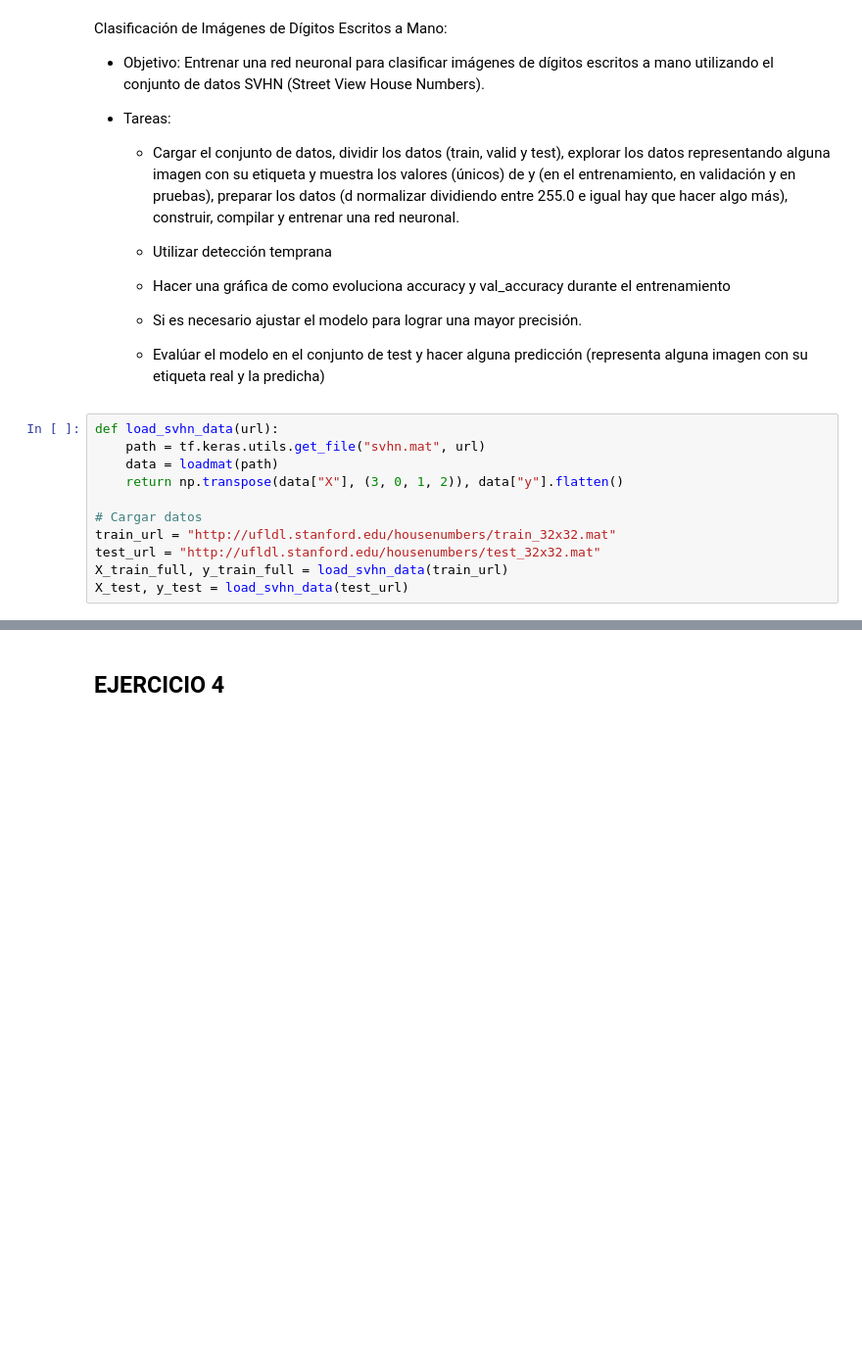
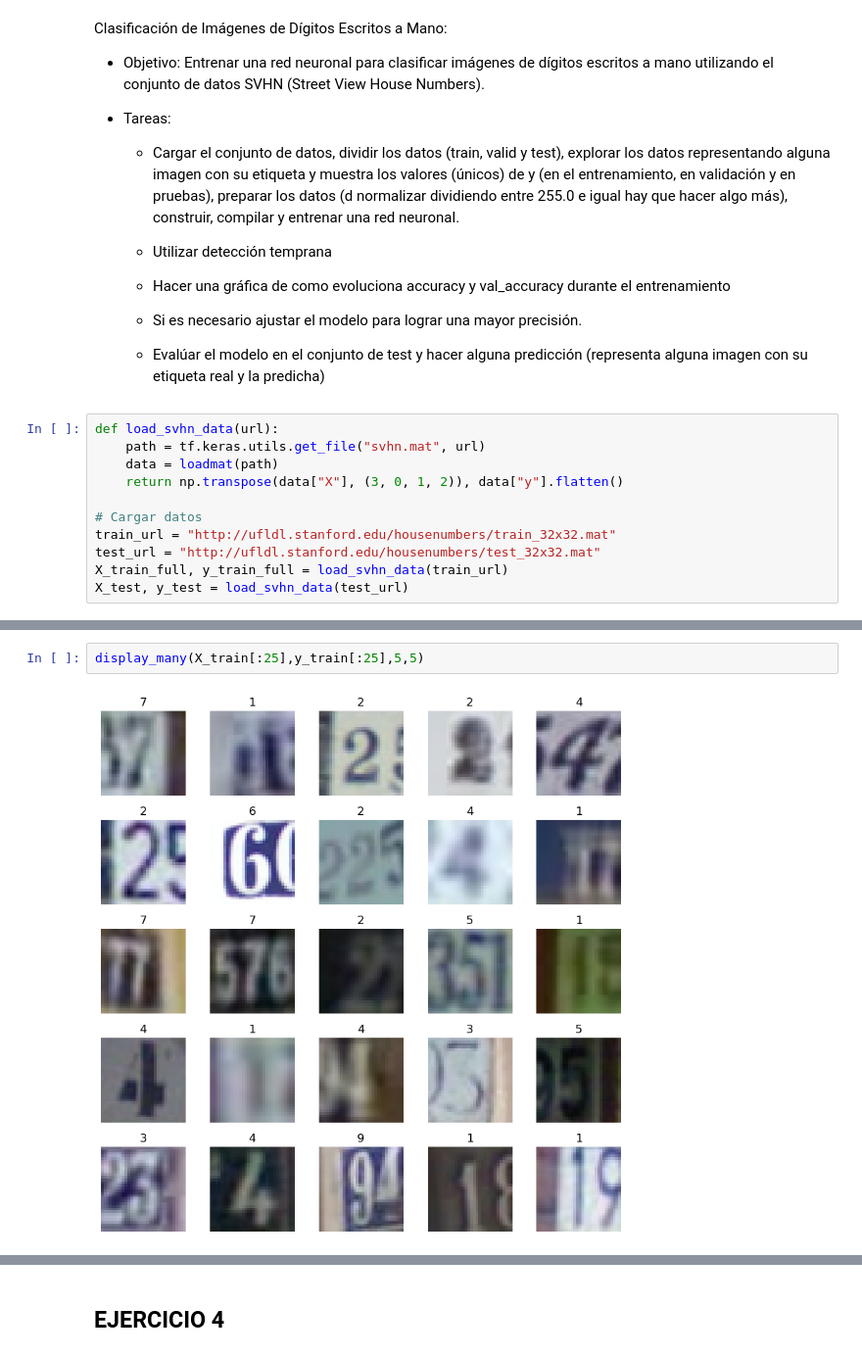
Before and after one commit to Mario-Lopez-Gonzalez/Python_clase, a Jupyter notebook: SAPA/Ejercicios/4_3Ejercicios.ipynb, the cells around one changed output, grey strips where cells are left out. Shown at 98% size. Cells and saved outputs as stored; diff of their text form; blank space fills up the shorter version.

```diff
--- a/SAPA/Ejercicios/4_3Ejercicios.ipynb
+++ b/SAPA/Ejercicios/4_3Ejercicios.ipynb
@@ -125,0 +233,4 @@ X_test, y_test = load_svhn_data(test_url)
+# %%
+display_many(X_train[:25],y_train[:25],5,5)
+# %% [output]
+[figure, added]
```
Also changed, not shown: parts of 13 cells of this notebook, 5 other files.
